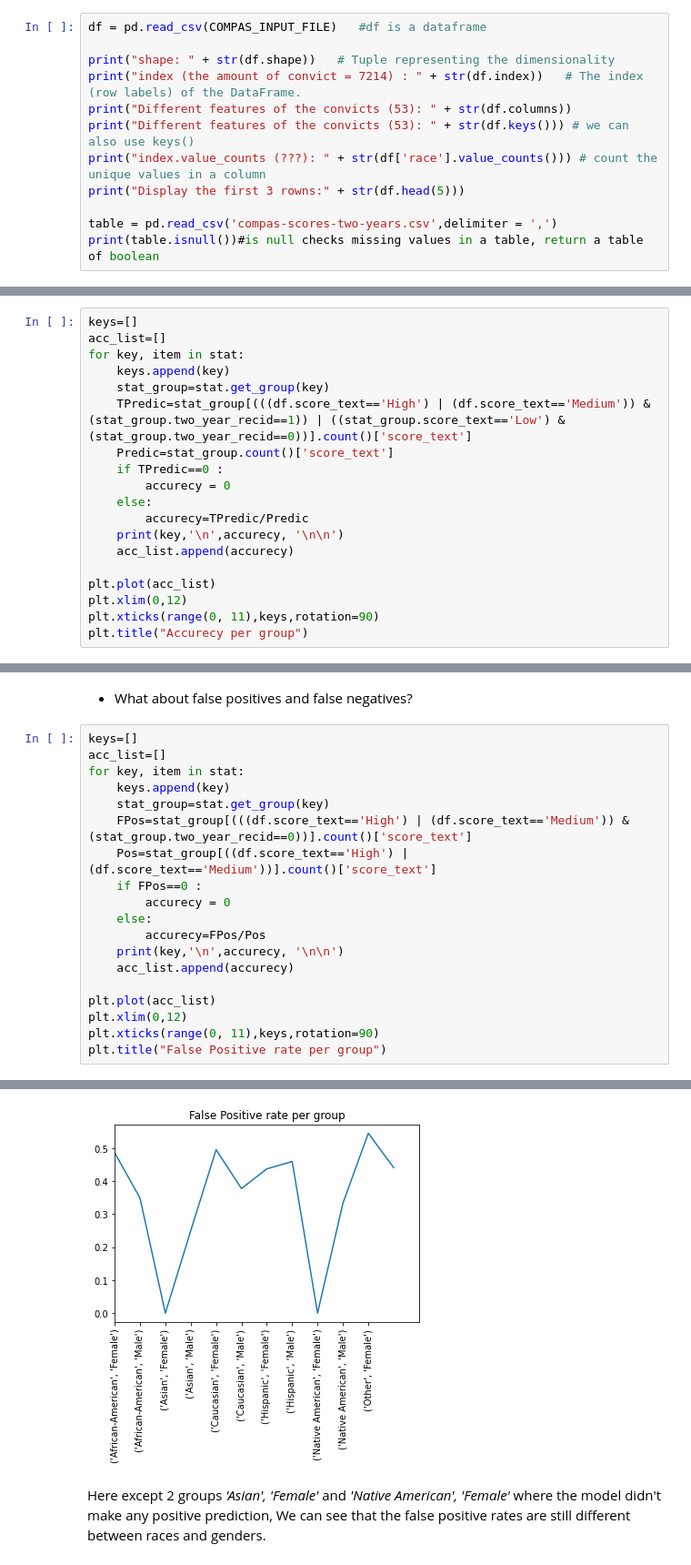
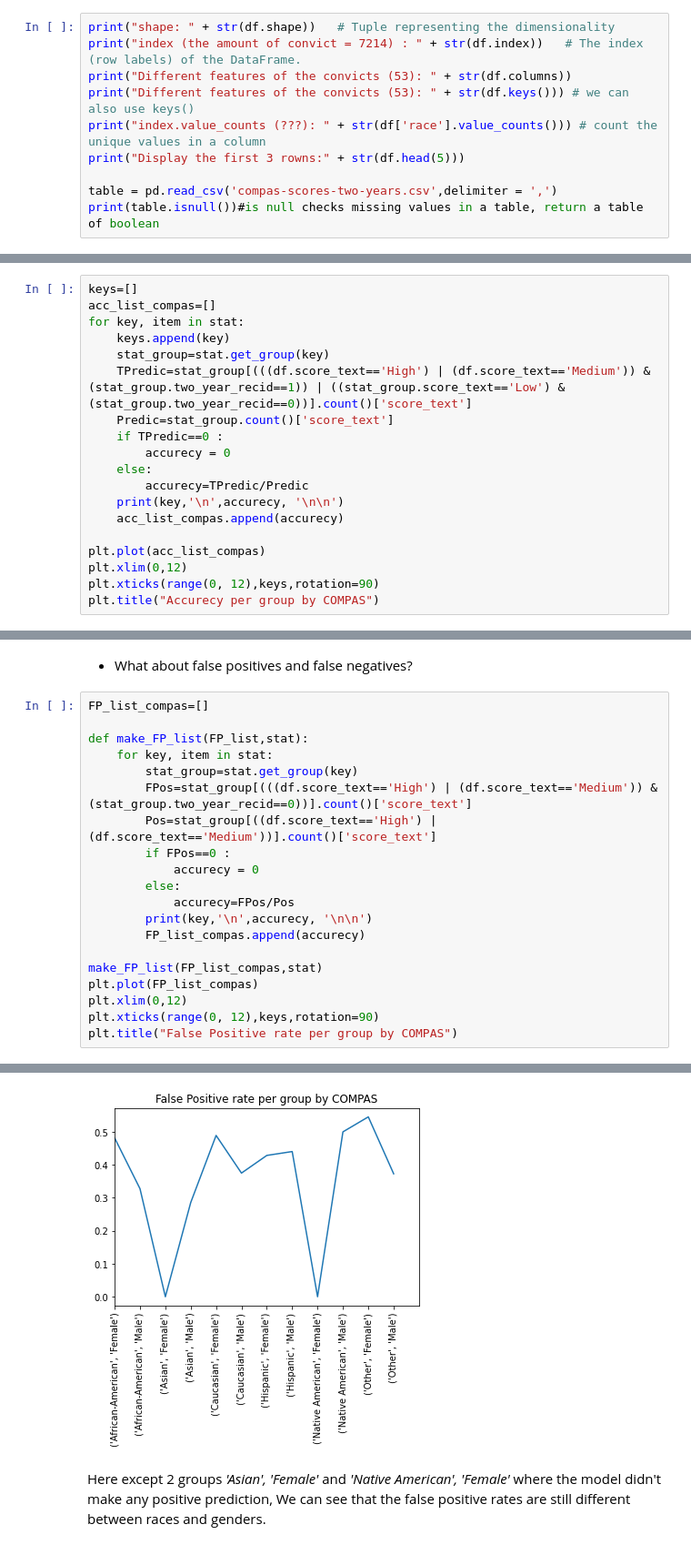
Before and after one commit to Adrieennn/compas_exploration, a Jupyter notebook: compas_exploration_students.ipynb, the cells around one changed output, grey strips where cells are left out. Shown at 91% size. Cells and saved outputs as stored; diff of their text form.

```diff
--- a/compas_exploration_students.ipynb
+++ b/compas_exploration_students.ipynb
@@ -167,8 +166,6 @@ hint pandas: check pandas functions shape, column, head
 
 hint dictionary: check keys() function
 # %%
-df = pd.read_csv(COMPAS_INPUT_FILE)   #df is a dataframe
-
 print("shape: " + str(df.shape))   # Tuple representing the dimensionality
 print("index (the amount of convict = 7214) : " + str(df.index))   # The index (row labels) of the DataFrame.
 print("Different features of the convicts (53): " + str(df.columns))
@@ -408,7 +402,7 @@ We can see here the accurecy is not high at all.
 - Is the accuracy higher/lower if we look at particular races/genders?
 # %%
 keys=[]
-acc_list=[]
+acc_list_compas=[]
 for key, item in stat:
     keys.append(key)
     stat_group=stat.get_group(key)
@@ -419,11 +413,11 @@ for key, item in stat:
     else:
         accurecy=TPredic/Predic
     print(key,'\n',accurecy, '\n\n')
-    acc_list.append(accurecy)
+    acc_list_compas.append(accurecy)
 
-plt.plot(acc_list)
+plt.plot(acc_list_compas)
 plt.xlim(0,12)
-plt.xticks(range(0, 11),keys,rotation=90)
-plt.title("Accurecy per group")
+plt.xticks(range(0, 12),keys,rotation=90)
+plt.title("Accurecy per group by COMPAS")
 # %% [output]
 ('African-American', 'Female')
@@ -450,23 +444,24 @@ As we can see in the graph, the accuracy is not homogeneous among races and gend
 # %% [markdown]
 - What about false positives and false negatives?
 # %%
-keys=[]
-acc_list=[]
-for key, item in stat:
-    keys.append(key)
-    stat_group=stat.get_group(key)
-    FPos=stat_group[(((df.score_text=='High') | (df.score_text=='Medium')) & (stat_group.two_year_recid==0))].count()['score_text']
-    Pos=stat_group[((df.score_text=='High') | (df.score_text=='Medium'))].count()['score_text']
-    if FPos==0 :
-        accurecy = 0
-    else:
-        accurecy=FPos/Pos
-    print(key,'\n',accurecy, '\n\n')
-    acc_list.append(accurecy)
+FP_list_compas=[]
 
-plt.plot(acc_list)
+def make_FP_list(FP_list,stat):
+    for key, item in stat:
+        stat_group=stat.get_group(key)
+        FPos=stat_group[(((df.score_text=='High') | (df.score_text=='Medium')) & (stat_group.two_year_recid==0))].count()['score_text']
+        Pos=stat_group[((df.score_text=='High') | (df.score_text=='Medium'))].count()['score_text']
+        if FPos==0 :
+            accurecy = 0
+        else:
+            accurecy=FPos/Pos
+        print(key,'\n',accurecy, '\n\n')
+        FP_list_compas.append(accurecy)
+
+make_FP_list(FP_list_compas,stat)
+plt.plot(FP_list_compas)
 plt.xlim(0,12)
-plt.xticks(range(0, 11),keys,rotation=90)
-plt.title("False Positive rate per group")
+plt.xticks(range(0, 12),keys,rotation=90)
+plt.title("False Positive rate per group by COMPAS")
 # %% [output]
 ('African-American', 'Female')
@@ -490,4 +485,4 @@ Text(0.5, 1.0, 'False Positive rate per group')
-[figure, old version]
+[figure, new version]
 # %% [markdown]
 Here except 2 groups *'Asian', 'Female'* and *'Native American', 'Female'* where the model didn't make any positive prediction, We can see that the false positive rates are still different between races and genders.
 # %%
```
Also changed, not shown: parts of 72 cells of this notebook.
